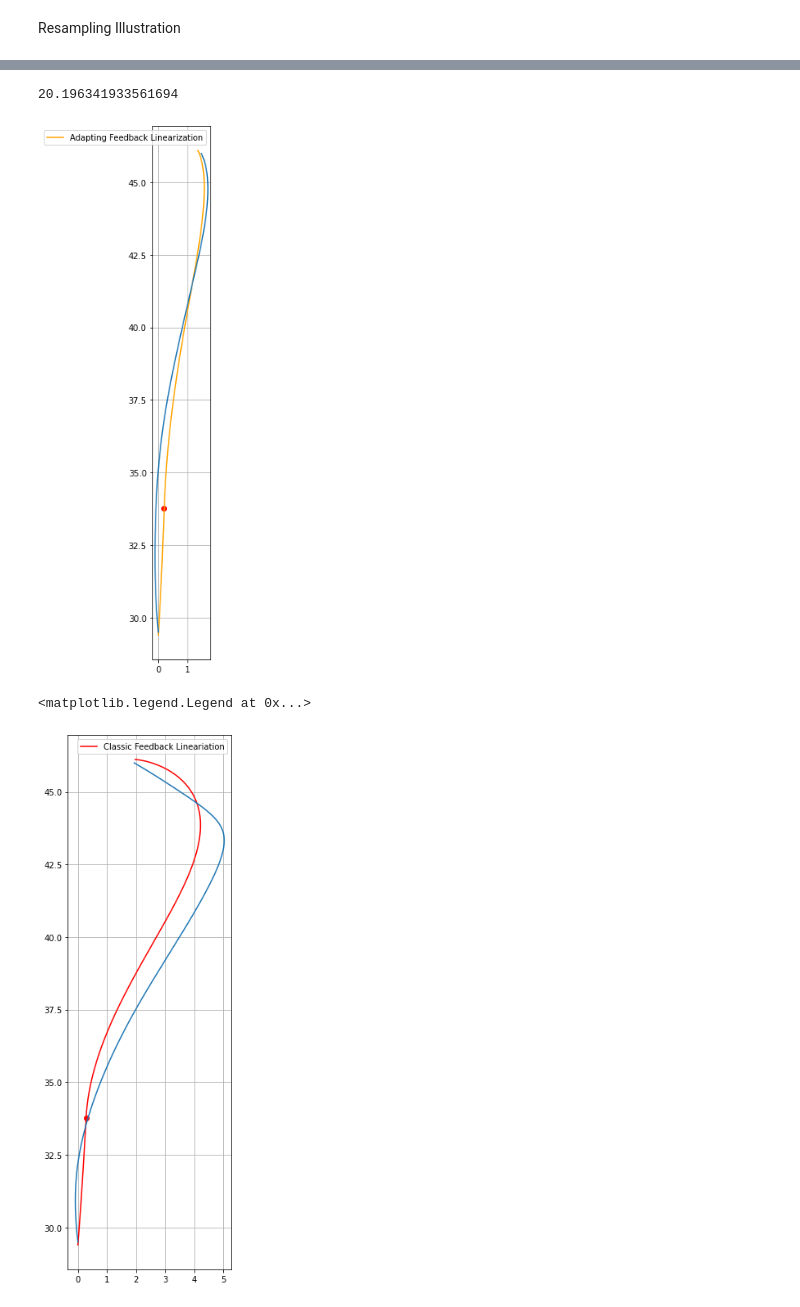
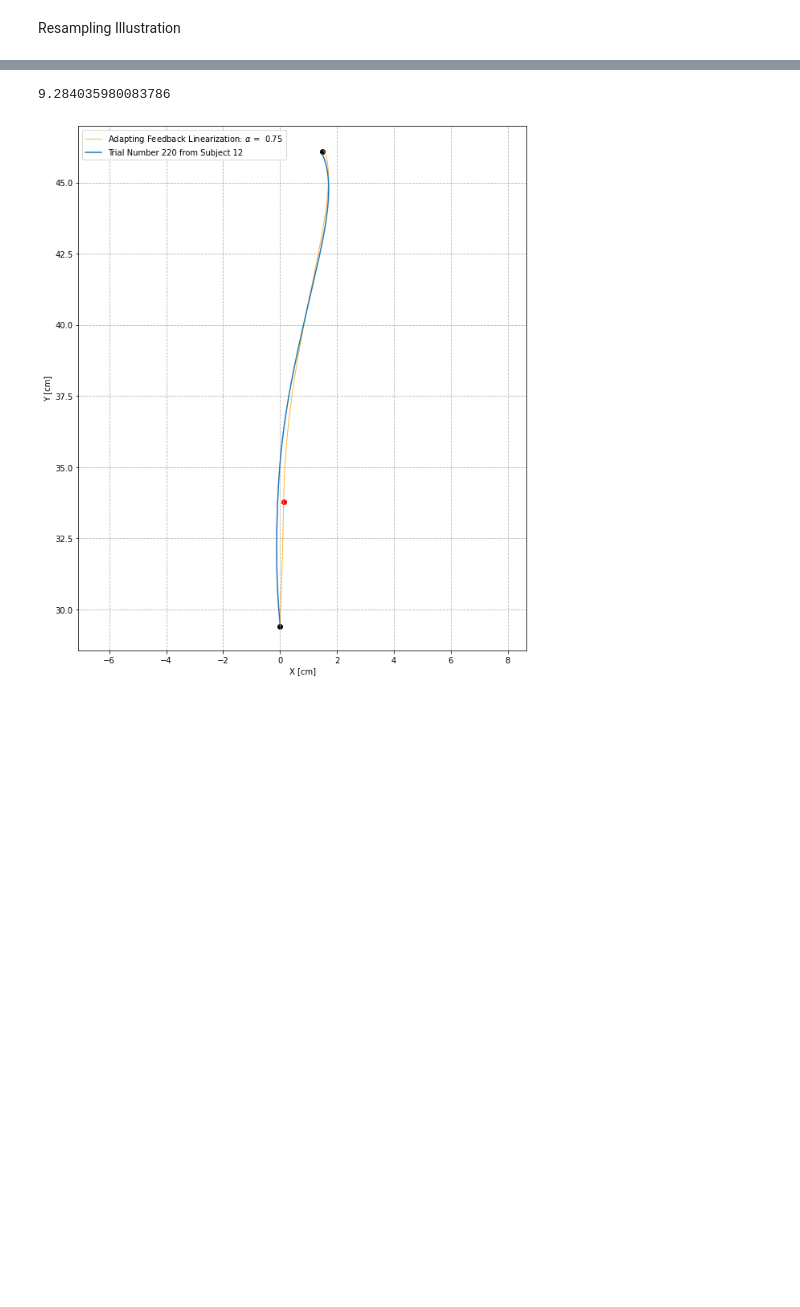
Before and after one commit to AlexandreThy/Master-Thesis, a Jupyter notebook: ForceField.ipynb, the cells around one changed output, grey strips where cells are left out. Saved outputs shown, nothing was run; the diff lists cells and outputs as text; code cells hidden in the pictures; blank space fills up the shorter version.

```diff
--- a/ForceField.ipynb
+++ b/ForceField.ipynb
@@ -227,57 +253,28 @@ Resampling_Illustration()
 # %%
 #Alpha = 0.84
 plt.figure(figsize = (10,12))
 
 
 
 trial = 220
 data = loadmat("Data/XP1/F12_data.mat")["F12_data"][0]
 Xdata,Ydata,t,thetas,thetae,load = preprocess(data,trial,N = 600)
 
 factor = OPTIMAL_FACTORS[11]
-X,Y = Simulation_FF(1e7,1e7,1000,1000,0,1e-6,1e-6,0.79,starting_point= [0,29.4],targets = [Xdata[-1],46.2],proportionnality=factor,plot = True,pert = 33.75)
+X,Y = Feedback_Linearization_with_FF(1e7,1e7,1e4,1e4,1e-6,1e-6,alpha = 0.75,starting_point= [0,29.4],targets = [Xdata[-1],46.1],proportionnality=factor,plot = True,pert = 33.75,DisplayNonlinear=True,Noise_Variance=1e-12)
 x_interp = interp1d( Y,X)
 Y = np.linspace(9.5+DEVIATION,26+DEVIATION,600)
 Xref = x_interp(Y)
 print(Compute_deviation(Xdata,Xref))
 
 
-plt.plot(Xdata,Ydata)
-plt.axis("equal")
+plt.plot(Xdata,Ydata,label = "Trial Number "+str(trial)+" from Subject 12")
 
-ax = plt.gca()
-ax.set_aspect('equal', adjustable='box')
 
-plt.xlabel ="x [cm]"
-plt.ylabel = "y [cm]"
-plt.grid()
-plt.legend()
+plt.legend(fontsize = 10)
 plt.show()
 
 #Alpha = 0.2
-
-plt.figure(figsize = (10,12))
-
-trial = 5
-data = loadmat("Data/XP1/F12_data.mat")["F12_data"][0]
-Xdata,Ydata,t,thetas,thetae,load = preprocess(data,trial,N = 600)
-factor = OPTIMAL_FACTORS[11]
-X,Y = Simulation_FF(1e7,1e7,1000,1000,0,1e-6,1e-6,0,starting_point= [0,29.4],targets = [Xdata[-1],46.1],proportionnality=factor,plot = True,pert = 33.75)
-x_interp = interp1d( Y,X)
-Y = np.linspace(9.5+DEVIATION,26+DEVIATION,600)
-Xref = x_interp(Y)
-plt.plot(Xdata,Ydata)
-plt.axis("equal")
-
-ax = plt.gca()
-ax.set_aspect('equal', adjustable='box')
-
-plt.xlabel ="x [cm]"
-plt.ylabel = "y [cm]"
-plt.grid()
-plt.legend()
 # %% [output]
-20.196341933561694
+9.284035980083786
-[figure, old version]
+[figure, new version]
-<matplotlib.legend.Legend at 0x...>
-[figure, removed]
```
Also changed, not shown: parts of 17 cells of this notebook, 7 other files.
